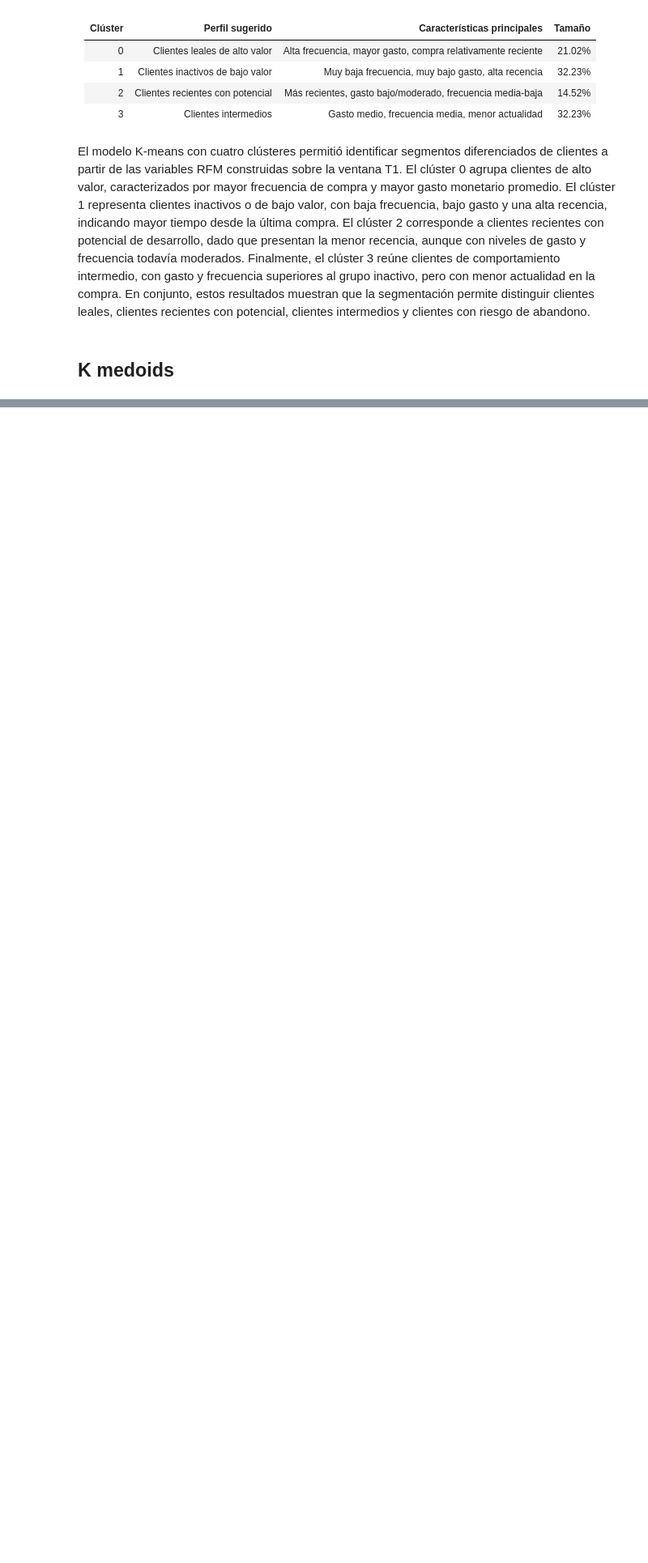
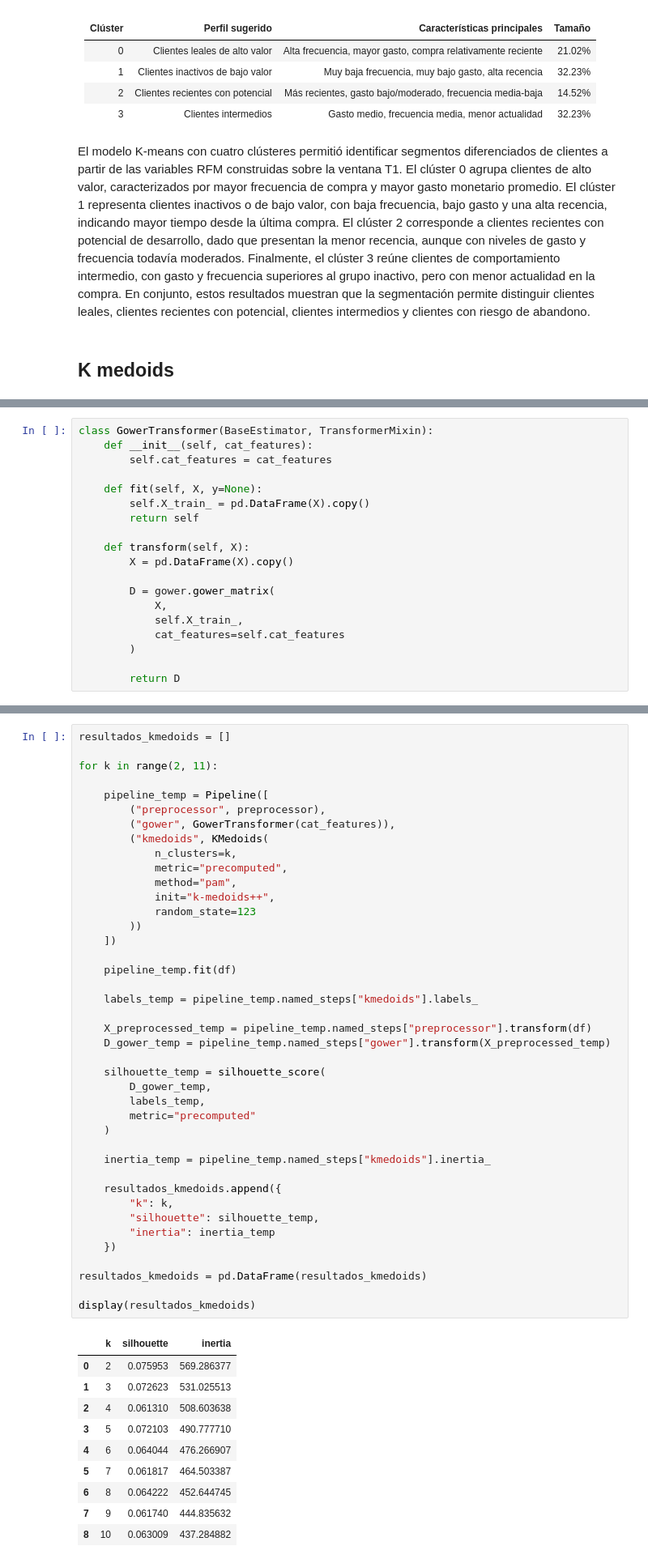
Before and after one commit to Th-msc-data-2026-ujav/Segmentacion-de-clientes-Samsung-SioW-SoW-y-Pow, a Jupyter notebook: segmentacion de clientes/segmentacion_clientes.ipynb, the cells around one changed output, grey strips where cells are left out. Shown at 81% size. Drawn from its saved outputs; the diff is of its cells as text; blank space fills up the shorter version.

Commit message:
K-medoids con metricas

```diff
--- a/segmentacion de clientes/segmentacion_clientes.ipynb
+++ b/segmentacion de clientes/segmentacion_clientes.ipynb
@@ -582,0 +794,19 @@ ordinal_cols_original = [
+# %%
+class GowerTransformer(BaseEstimator, TransformerMixin):
+    def __init__(self, cat_features):
+        self.cat_features = cat_features
+
+    def fit(self, X, y=None):
+        self.X_train_ = pd.DataFrame(X).copy()
+        return self
+
+    def transform(self, X):
+        X = pd.DataFrame(X).copy()
+
+        D = gower.gower_matrix(
+            X,
+            self.X_train_,
+            cat_features=self.cat_features
+        )
+
+        return D
@@ -582,0 +876,52 @@ ordinal_cols_original = [
+# %%
+resultados_kmedoids = []
+
+for k in range(2, 11):
+
+    pipeline_temp = Pipeline([
+        ("preprocessor", preprocessor),
+        ("gower", GowerTransformer(cat_features)),
+        ("kmedoids", KMedoids(
+            n_clusters=k,
+            metric="precomputed",
+            method="pam",
+            init="k-medoids++",
+            random_state=123
+        ))
+    ])
+
+    pipeline_temp.fit(df)
+
+    labels_temp = pipeline_temp.named_steps["kmedoids"].labels_
+
+    X_preprocessed_temp = pipeline_temp.named_steps["preprocessor"].transform(df)
+    D_gower_temp = pipeline_temp.named_steps["gower"].transform(X_preprocessed_temp)
+
+    silhouette_temp = silhouette_score(
+        D_gower_temp,
+        labels_temp,
+        metric="precomputed"
+    )
+
+    inertia_temp = pipeline_temp.named_steps["kmedoids"].inertia_
+
+    resultados_kmedoids.append({
+        "k": k,
+        "silhouette": silhouette_temp,
+        "inertia": inertia_temp
+    })
+
+resultados_kmedoids = pd.DataFrame(resultados_kmedoids)
+
+display(resultados_kmedoids)
+# %% [output]
+|  | k | silhouette | inertia |
+| 0 | 2 | 0.075953 | 569.286377 |
+| 1 | 3 | 0.072623 | 531.025513 |
+| 2 | 4 | 0.061310 | 508.603638 |
+| 3 | 5 | 0.072103 | 490.777710 |
+| 4 | 6 | 0.064044 | 476.266907 |
+| 5 | 7 | 0.061817 | 464.503387 |
+| 6 | 8 | 0.064222 | 452.644745 |
+| 7 | 9 | 0.061740 | 444.835632 |
+| 8 | 10 | 0.063009 | 437.284882 |
```
Also changed, not shown: parts of 20 cells of this notebook, 2 other files.
